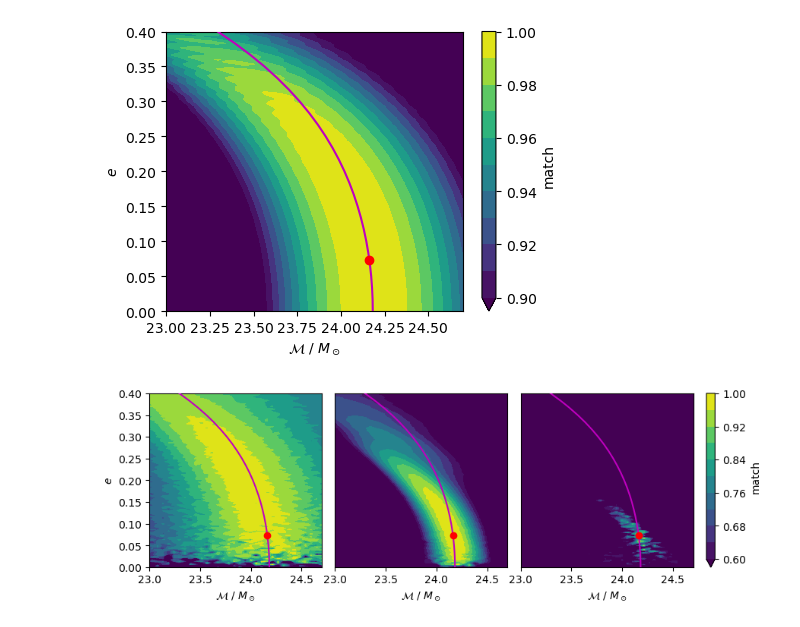
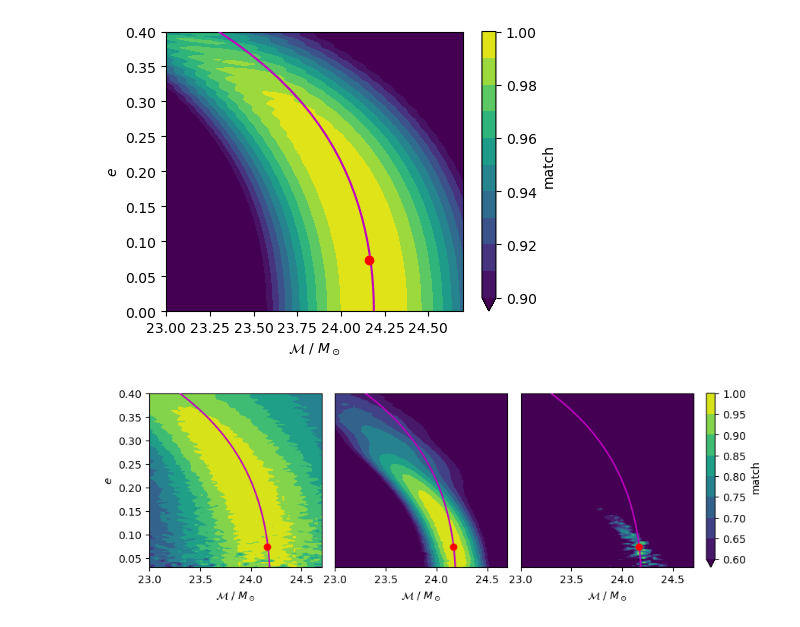
Before and after one commit to BenGPatterson/EccentricHarmonics, a Jupyter notebook: harmonic_degeneracies.ipynb, the cells around one changed output. Drawn from its saved outputs; the diff is of its cells as text; code cells hidden in the pictures.

```diff
--- a/harmonic_degeneracies.ipynb
+++ b/harmonic_degeneracies.ipynb
@@ -38,10 +18,10 @@ __package__= gwsurrogate.new
 # %%
 # Load data
-with open(os.path.join('harmonic_overlaps_data', 'dataslot_3', 'all_matches'), 'rb') as fp:
+with open(os.path.join('harmonic_overlaps_data', 'dataslot_4', 'all_matches'), 'rb') as fp:
     data = pickle.load(fp)
 
-fid_chirp = list(data.keys())[0]
-fid_e = list(data[fid_chirp].keys())[0]
+fid_chirp = list(data.keys())[1]
+fid_e = list(data[fid_chirp].keys())[1]
 
 # Calculate degeneracy lines
 sparse_e_vals = np.linspace(data[fid_chirp][fid_e]['e_vals'][0], data[fid_chirp][fid_e]['e_vals'][-1], 31)
@@ -79,28 +59,27 @@ plt.savefig('Figures/ho_standalone.png', dpi=450)
 # %%
 # Plot each grid
 keys = ['h-1', 'h1', 'h2']
 fig, axs = plt.subplots(ncols=4,figsize=(1.5*6.4, 0.62*4.8), gridspec_kw={'width_ratios':[1,1,1,0.05], 'wspace': 0.1})
 for i in range(3):
     key = keys[i]
 
     # Plot grid
-    contours = axs[i].contourf(data[fid_chirp][fid_e]['chirp_vals'], data[fid_chirp][fid_e]['e_vals'], data[fid_chirp][fid_e][key], np.linspace(0.6, 1, 11), vmax=1, vmin=0.6, extend='min')
+    contours = axs[i].contourf(data[fid_chirp][fid_e]['chirp_vals'], data[fid_chirp][fid_e]['e_vals'], data[fid_chirp][fid_e][key], np.linspace(0.6, 1, 9), vmax=1, vmin=0.6, extend='min')
     axs[i].scatter(fid_chirp, fid_e, c='r', zorder=5)
     xlims = axs[i].get_xlim()
-    ylims = axs[i].get_ylim()
 
     # Plot degeneracy lines
     axs[i].plot(sparse_chirp_vals, sparse_e_vals, c='m', label='full', zorder=3)
 
     # Plot formatting
-    axs[i].set_ylim(ylims[0], 0.4)
+    axs[i].set_ylim(0.03, 0.4)
     axs[i].set_xlim(23, xlims[1])
     axs[i].set_xlabel('$\mathcal{M}~/~M_\odot$')
     axs[i].set_ylabel('$e$')
     if i > 0:
         axs[i].get_yaxis().set_visible(False)
 fig.colorbar(contours, cax=axs[-1], label='match')
 plt.tight_layout()
 plt.savefig('Figures/ho_harms.png', dpi=450, bbox_inches='tight')
 # %% [output]
-[figure, old version]
+[figure, new version]
```
Also changed, not shown: parts of 4 cells of this notebook, 13 other files.
